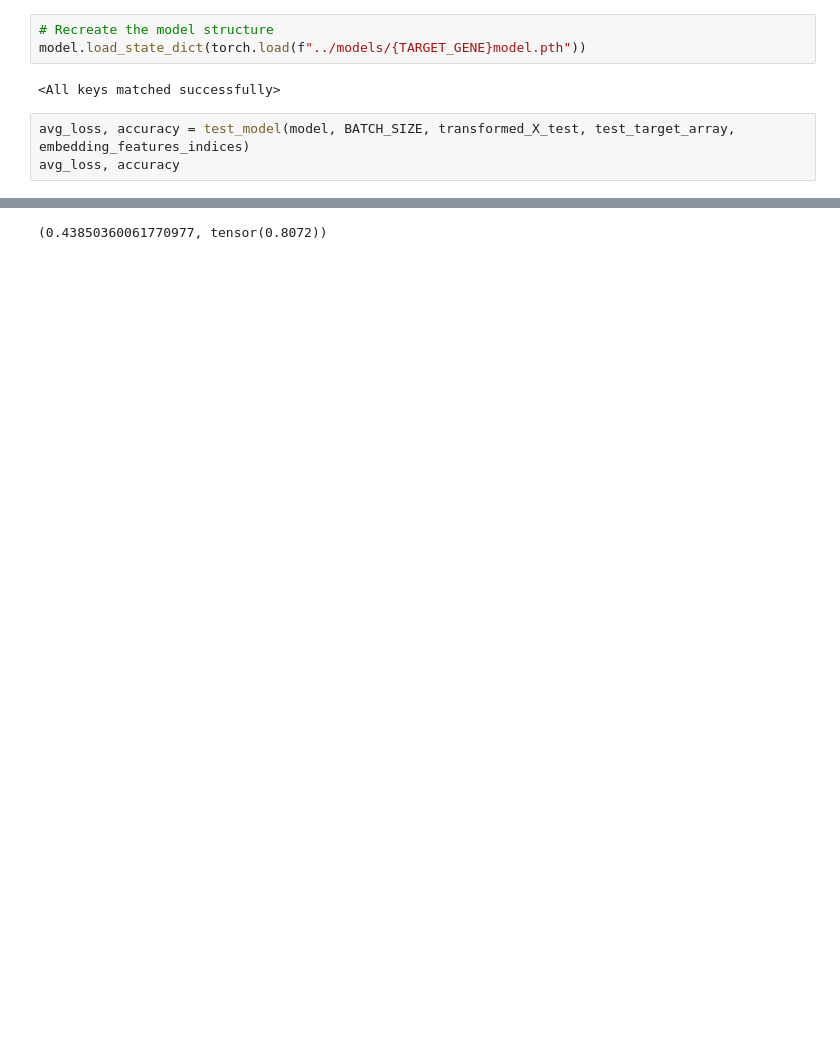
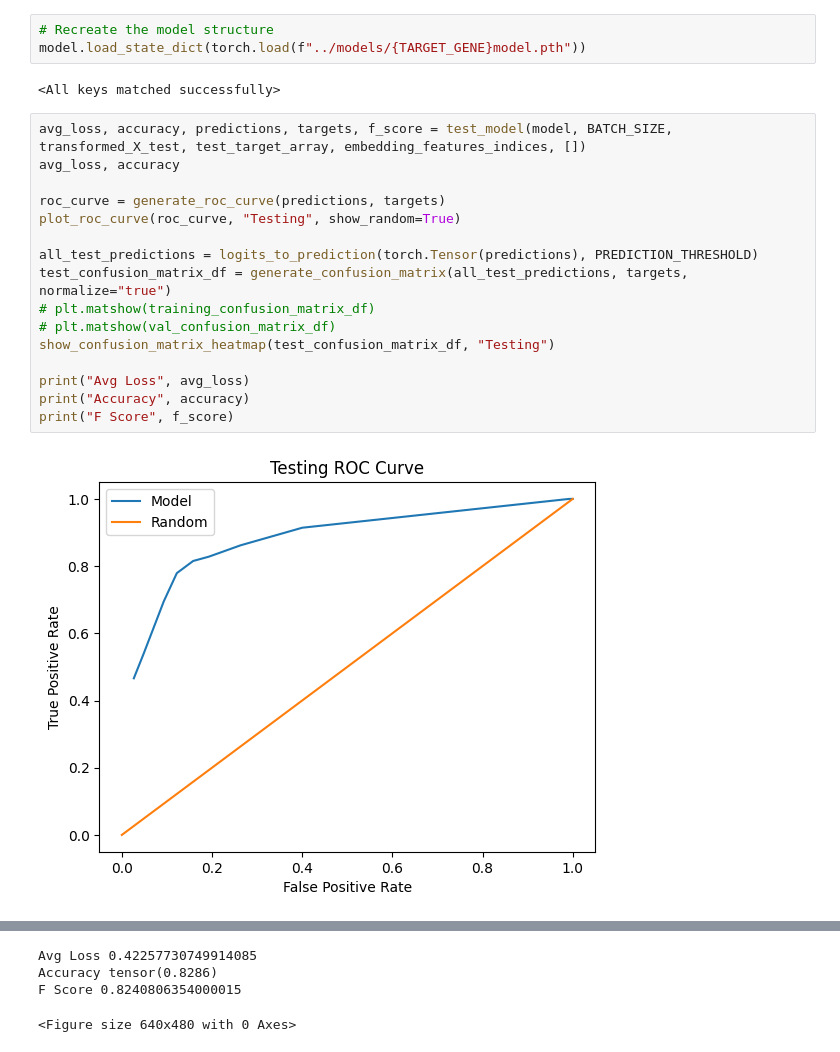
Before and after one commit to jeffbrin/gene-variation-effects-ml, a Jupyter notebook: notebooks/BRCA1.ipynb, the cells around one changed output, grey strips where cells are left out. Drawn from its saved outputs; the diff is of its cells as text; blank space fills up the shorter version.

```diff
--- a/notebooks/BRCA1.ipynb
+++ b/notebooks/BRCA1.ipynb
@@ -126,6 +123,20 @@ model.load_state_dict(torch.load(f"../models/{TARGET_GENE}model.pth"))
 # %% [output]
 <All keys matched successfully>
 # %%
-avg_loss, accuracy = test_model(model, BATCH_SIZE, transformed_X_test, test_target_array, embedding_features_indices)
+avg_loss, accuracy, predictions, targets, f_score = test_model(model, BATCH_SIZE, transformed_X_test, test_target_array, embedding_features_indices, [])
 avg_loss, accuracy
+
+roc_curve = generate_roc_curve(predictions, targets)
+plot_roc_curve(roc_curve, "Testing", show_random=True)
+
+all_test_predictions = logits_to_prediction(torch.Tensor(predictions), PREDICTION_THRESHOLD)
+test_confusion_matrix_df = generate_confusion_matrix(all_test_predictions, targets, normalize="true")
+# plt.matshow(training_confusion_matrix_df)
+# plt.matshow(val_confusion_matrix_df)
+show_confusion_matrix_heatmap(test_confusion_matrix_df, "Testing")
+
+print("Avg Loss", avg_loss)
+print("Accuracy", accuracy)
+print("F Score", f_score)
 # %% [output]
+[figure, added]
@@ -132 +144,4 @@ avg_loss, accuracy
-(0.43850360061770977, tensor(0.8072))
+Avg Loss 0.42257730749914085
+Accuracy tensor(0.8286)
+F Score 0.8240806354000015
+<Figure size 640x480 with 0 Axes>
```
Also changed, not shown: parts of 4 cells of this notebook, 14 other files.
